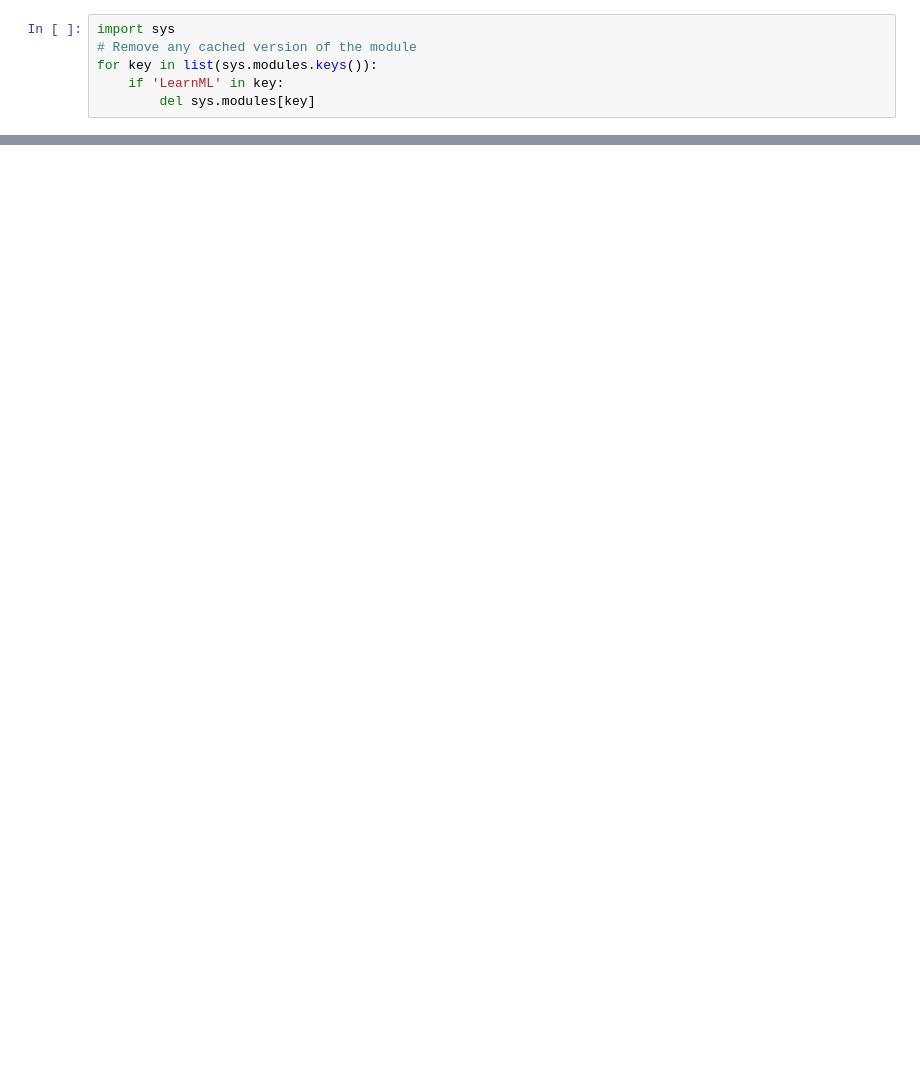
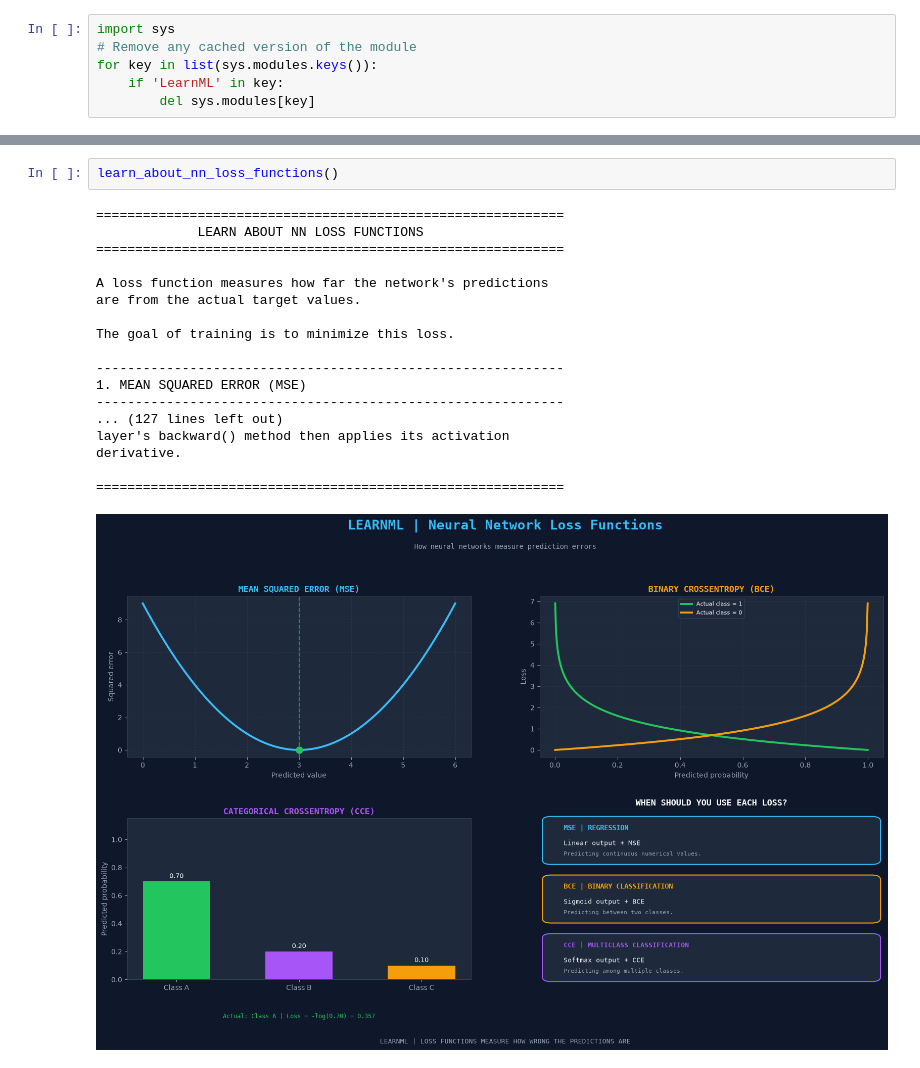
Before and after one commit to 7sn3rif/LearnML_Library, a Jupyter notebook: testing/neural_network_testing.ipynb, the cells around one changed output, grey strips where cells are left out. Cells and saved outputs as stored; diff of their text form; blank space fills up the shorter version.

```diff
--- a/testing/neural_network_testing.ipynb
+++ b/testing/neural_network_testing.ipynb
@@ -40,0 +47,21 @@ __pycache__
+# %%
+learn_about_nn_loss_functions()
+# %% [output]
+============================================================
+             LEARN ABOUT NN LOSS FUNCTIONS
+============================================================
+
+A loss function measures how far the network's predictions
+are from the actual target values.
+
+The goal of training is to minimize this loss.
+
+------------------------------------------------------------
+1. MEAN SQUARED ERROR (MSE)
+------------------------------------------------------------
+... (127 lines left out)
+layer's backward() method then applies its activation
+derivative.
+
+============================================================
+[figure, added]
```
Also changed, not shown: parts of 17 cells of this notebook.
